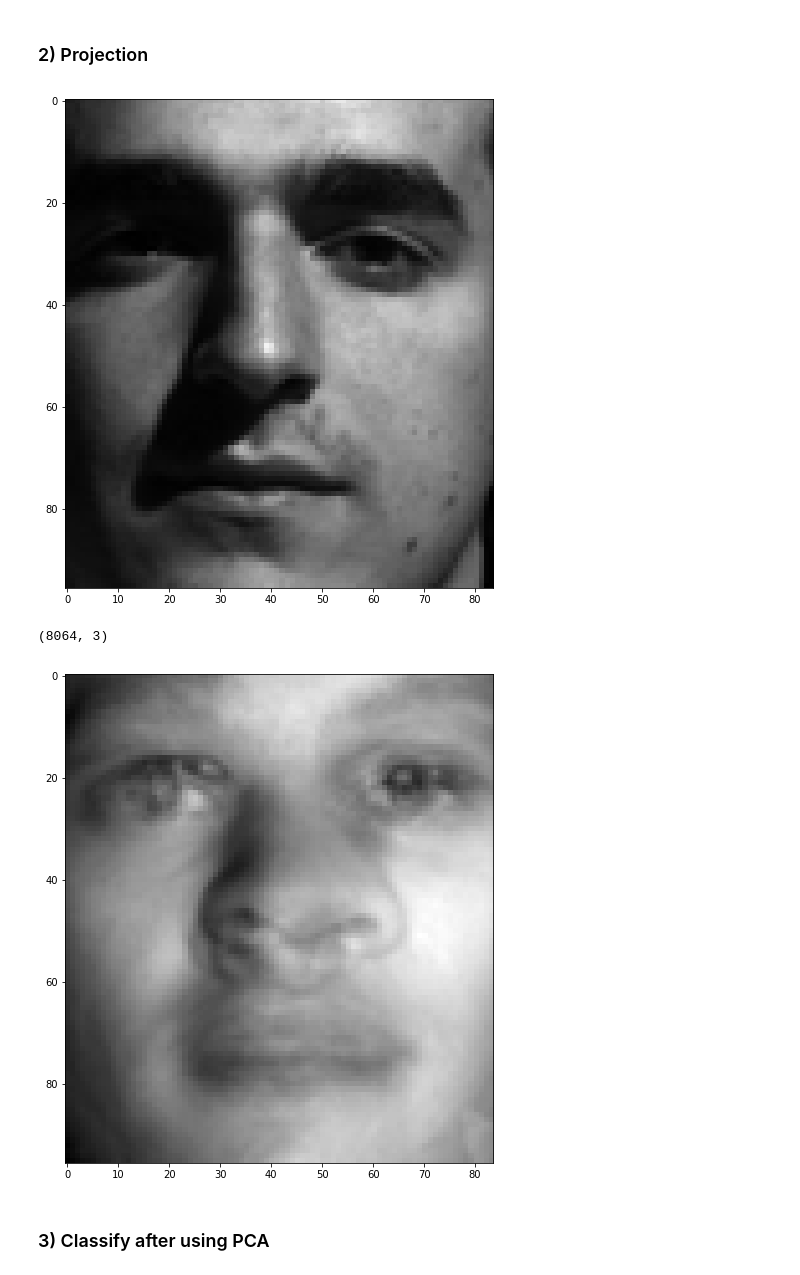
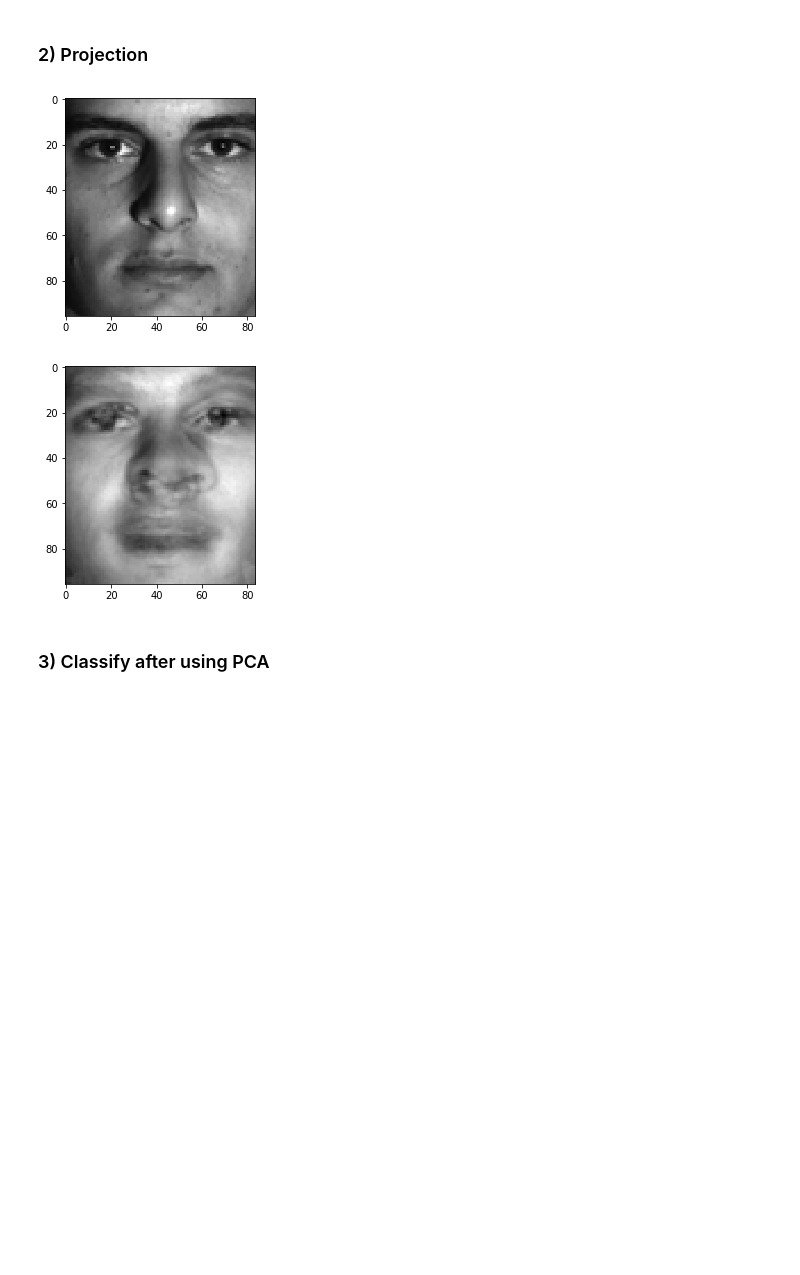
Before and after one commit to poupeaua/face-recognition, a Jupyter notebook: faceRec.ipynb, the cells around one changed output. Saved outputs shown, nothing was run; the diff lists cells and outputs as text; code cells hidden in the pictures; blank space fills up the shorter version.

```diff
--- a/faceRec.ipynb
+++ b/faceRec.ipynb
@@ -20,7 +20,7 @@ import pandas as pd
 import os
 from PIL import Image
 
-plt.rcParams["figure.figsize"] = [16,9]
+plt.rcParams["figure.figsize"] = [9,4]
 # %% [markdown]
 We are only considering 28 persons (from B11 to B39 because person B14 do not exist).
 
@@ -28,7 +28,7 @@ Images have the following format : 168x192.
 # %%
 # full path until the directory Cropped Yale
 main_path = "/u/a/2019/apoupeau/Documentos/recpatr/face-recognition/CroppedYale"
-main_path = "/home/osboxes/Documents/python/recpatr/face-recognition/CroppedYale"
+# main_path = "/home/osboxes/Documents/python/recpatr/face-recognition/CroppedYale"
 
 # defining the persons we consider
 dict_B_considered = {11:0, 12:1, 13:2, 15:3, 16:4, 17:5, 18:6, 19:7, 20:8,
@@ -334,15 +334,25 @@ def reorderImgMean(img_vec, mean_img):
     return reordered_img
 # %%
 def myPCA(data, n_components):
-    """ Beware best_n_eigenvectors has a shape (img_size, n_components)"""
+    """
+        Arguments:
+            data (array) : shape (N_samples, n_features)
+            n_components (int) : numbers of first principal components to keep
+
+        Returns:
+            best_n_eigenvectors (array) : has a shape (n_features, n_components)
+            mean_img (array) : has a shape
+    """
     # mean image
     mean_img = np.mean(data, axis=0)
 
+    # center the data for input svd
+    input_svd = data - mean_img
+
     # Singular-value decomposition
-    U, s, VT = np.linalg.svd(data, full_matrices=False)
-    eigenvectors = VT.T
+    U, s, VT = np.linalg.svd(input_svd, full_matrices=False)
 
-    # get the n_components highest eigenvalues
+    # get the n_components highest eigenvalues indexes
     ordered_n_best_eigenvalues_idx = np.zeros(n_components)
     for i in range(0, n_components):
         index_max = np.argmax(s)
@@ -353,11 +363,12 @@ def myPCA(data, n_components):
     best_n_eigenvectors = list()
     for idx in ordered_n_best_eigenvalues_idx:
         best_n_eigenvectors.append(VT[int(idx), :])
+    # here now best_n_eigenvectors has a shape of (img_size, n_components)
     best_n_eigenvectors = np.asarray(best_n_eigenvectors).T
 
     # display images eigenvectors representation
-    for vec in best_n_eigenvectors.T:
-        displayFace(reorderImg(vec), shape=(96,84))
+#     for vec in best_n_eigenvectors.T:
+#         displayFace(reorderImg(vec), shape=(96,84))
 
     return best_n_eigenvectors, mean_img
 # %%
@@ -378,20 +385,18 @@ eigen_vectors, mean_img = myPCA(train_data2, n_components=10)
 # %%
-def getProjection(I, k):
+def getReProjection(I, train_data, k):
     """
-        Compute projection of the image on k first components
+        Compute Reprojection of the image using the k first principal components
     """
-    k_eigenvectors, mean_img = myPCA(train_data2, n_components=k)
-    print(k_eigenvectors.shape)
-    return np.matmul(np.matmul(I, k_eigenvectors), k_eigenvectors.T)
+    k_eigenvectors, mean_img = myPCA(data=train_data, n_components=k)
+    return np.matmul(np.matmul(I, k_eigenvectors), k_eigenvectors.T) + mean_img
 # %%
 for _ in range(0, 1):
     idx = np.random.randint(0, 1500)
     displayFace(test_data2[idx, :], shape=(96,84))
-    displayFace(reorderImg(getProjection(test_data2[idx, :], k=3)), shape=(96,84))
+    displayFace(reorderImg(getReProjection(test_data2[idx, :], train_data=train_data2, k=3)), shape=(96,84))
 # %% [output]
-[figure, old version]
+[figure, new version]
-(8064, 3)
-[figure, old version]
+[figure, new version]
 # %% [markdown]
 ### 3) Classify after using PCA
 # %%
```
Also changed, not shown: parts of 3 cells of this notebook.
